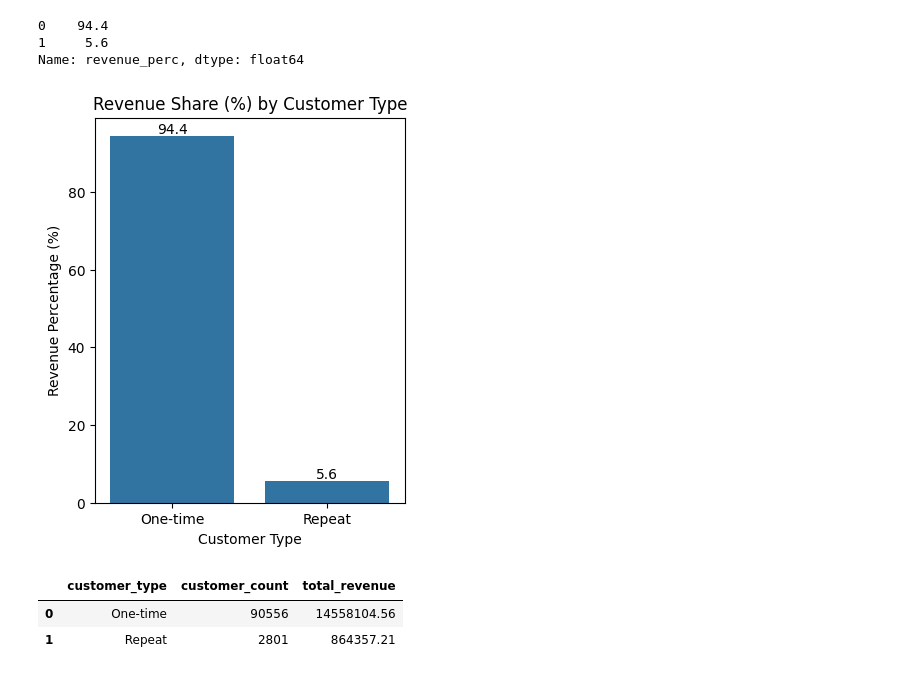
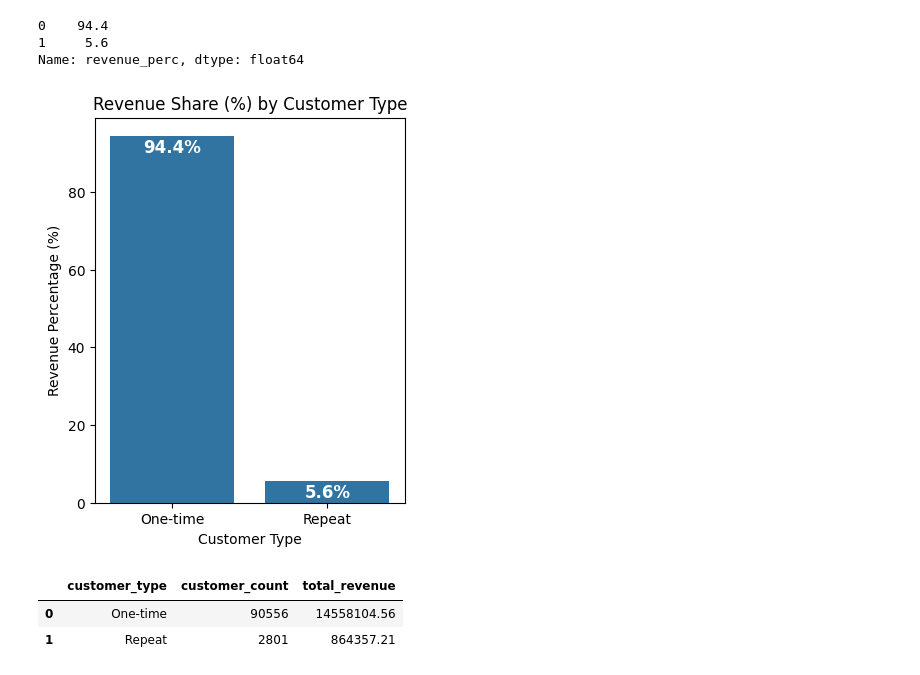
Before and after one commit to anuragchauhan21/Revenue_Risk_Analysis, a Jupyter notebook: revenue_leakage_analysis.ipynb, the cells around one changed output. Saved outputs shown, nothing was run; the diff lists cells and outputs as text; code cells hidden in the pictures.

```diff
--- a/revenue_leakage_analysis.ipynb
+++ b/revenue_leakage_analysis.ipynb
@@ -246,13 +254,13 @@ Name: revenue_perc, dtype: float64
 # %%
 plt.figure(figsize = (4,5))
 ax = sns.barplot(data = revenue_per_type, x = 'customer_type', y = 'revenue_perc')
-ax.bar_label(ax.containers[0])
+ax.bar_label(ax.containers[0], color='w', fontsize=12, fontweight='bold', padding = -15, fmt='%.1f%%')
 plt.xlabel("Customer Type")
 plt.ylabel("Revenue Percentage (%)")
 plt.title("Revenue Share (%) by Customer Type")
 plt.show()
 # %% [output]
-[figure, old version]
+[figure, new version]
 # %%
 # Average Revenue per Customer (ARPC)
 query = '''
```
Also changed, not shown: parts of 25 cells of this notebook.
